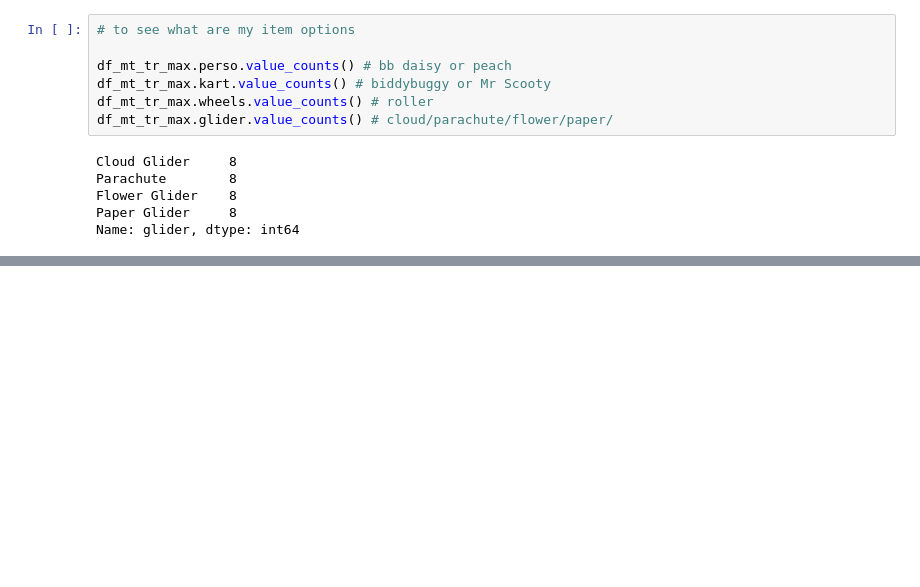
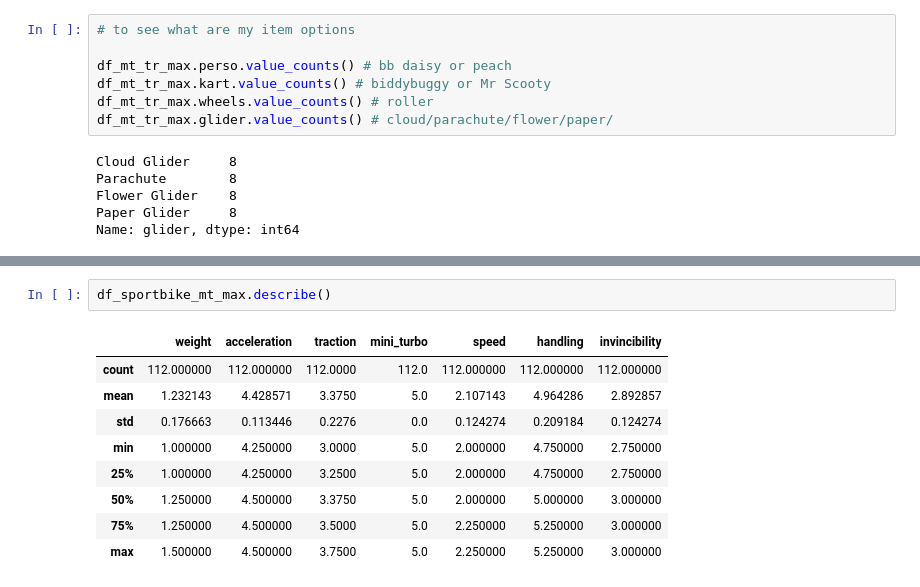
Before and after one commit to FernandoDanielArroyo/mk8, a Jupyter notebook: df_stats.ipynb, the cells around one changed output, grey strips where cells are left out. Saved outputs shown, nothing was run; the diff lists cells and outputs as text; blank space fills up the shorter version.

```diff
--- a/df_stats.ipynb
+++ b/df_stats.ipynb
@@ -364,0 +393,12 @@ Name: glider, dtype: int64
+# %%
+df_sportbike_mt_max.describe()
+# %% [output]
+|  | weight | acceleration | traction | mini_turbo | speed | handling | invincibility |
+| count | 112.000000 | 112.000000 | 112.0000 | 112.0 | 112.000000 | 112.000000 | 112.000000 |
+| mean | 1.232143 | 4.428571 | 3.3750 | 5.0 | 2.107143 | 4.964286 | 2.892857 |
+| std | 0.176663 | 0.113446 | 0.2276 | 0.0 | 0.124274 | 0.209184 | 0.124274 |
+| min | 1.000000 | 4.250000 | 3.0000 | 5.0 | 2.000000 | 4.750000 | 2.750000 |
+| 25% | 1.000000 | 4.250000 | 3.2500 | 5.0 | 2.000000 | 4.750000 | 2.750000 |
+| 50% | 1.250000 | 4.500000 | 3.3750 | 5.0 | 2.000000 | 5.000000 | 3.000000 |
+| 75% | 1.250000 | 4.500000 | 3.5000 | 5.0 | 2.250000 | 5.250000 | 3.000000 |
+| max | 1.500000 | 4.500000 | 3.7500 | 5.0 | 2.250000 | 5.250000 | 3.000000 |
```
Also changed, not shown: parts of 9 cells of this notebook.
